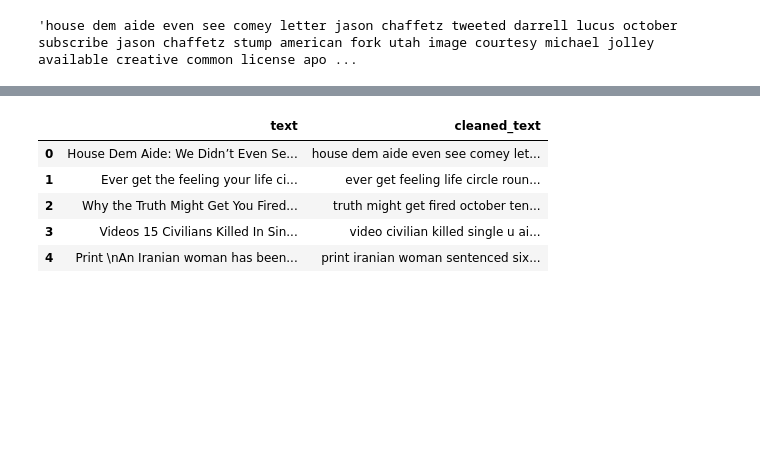
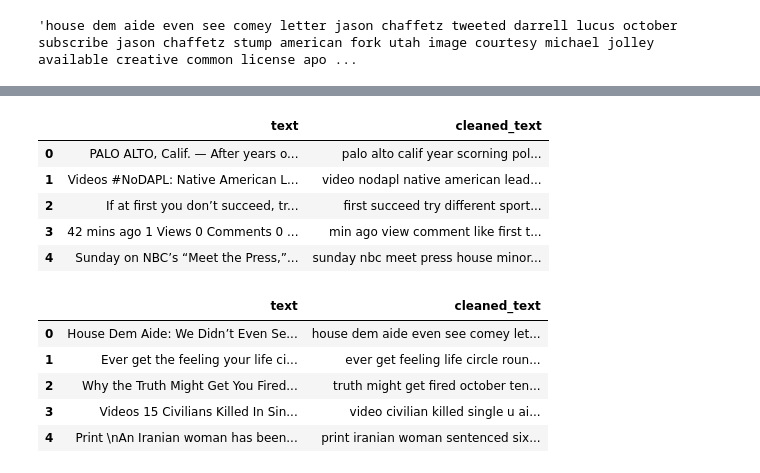
Before and after one commit to plaban1981/NLP, a Jupyter notebook: FakeNewsClassifier.ipynb, the cells around one changed output, grey strips where cells are left out. Cells and saved outputs as stored; diff of their text form; code cells hidden in the pictures; blank space fills up the shorter version.

```diff
--- a/FakeNewsClassifier.ipynb
+++ b/FakeNewsClassifier.ipynb
@@ -147,3 +175,18 @@ messages['cleaned_text'] = messages['text'].apply(lambda x: cleaned_text(x))
+# %%
+test.dropna(inplace=True)
+# %%
+test = test.reset_index()
+# %%
+test['cleaned_text'] = test['text'].apply(lambda x: cleaned_text(x))
+# %%
+test[['text','cleaned_text']].head()
+# %% [output]
+|  | text | cleaned_text |
+| 0 | PALO ALTO, Calif. — After years o... | palo alto calif year scorning pol... |
+| 1 | Videos #NoDAPL: Native American L... | video nodapl native american lead... |
+| 2 | If at first you don’t succeed, tr... | first succeed try different sport... |
+| 3 | 42 mins ago 1 Views 0 Comments 0 ... | min ago view comment like first t... |
+| 4 | Sunday on NBC’s “Meet the Press,”... | sunday nbc meet press house minor... |
 # %%
 messages[['text','cleaned_text']].head()
 # %% [output]
```
Also changed, not shown: parts of 42 cells of this notebook.
